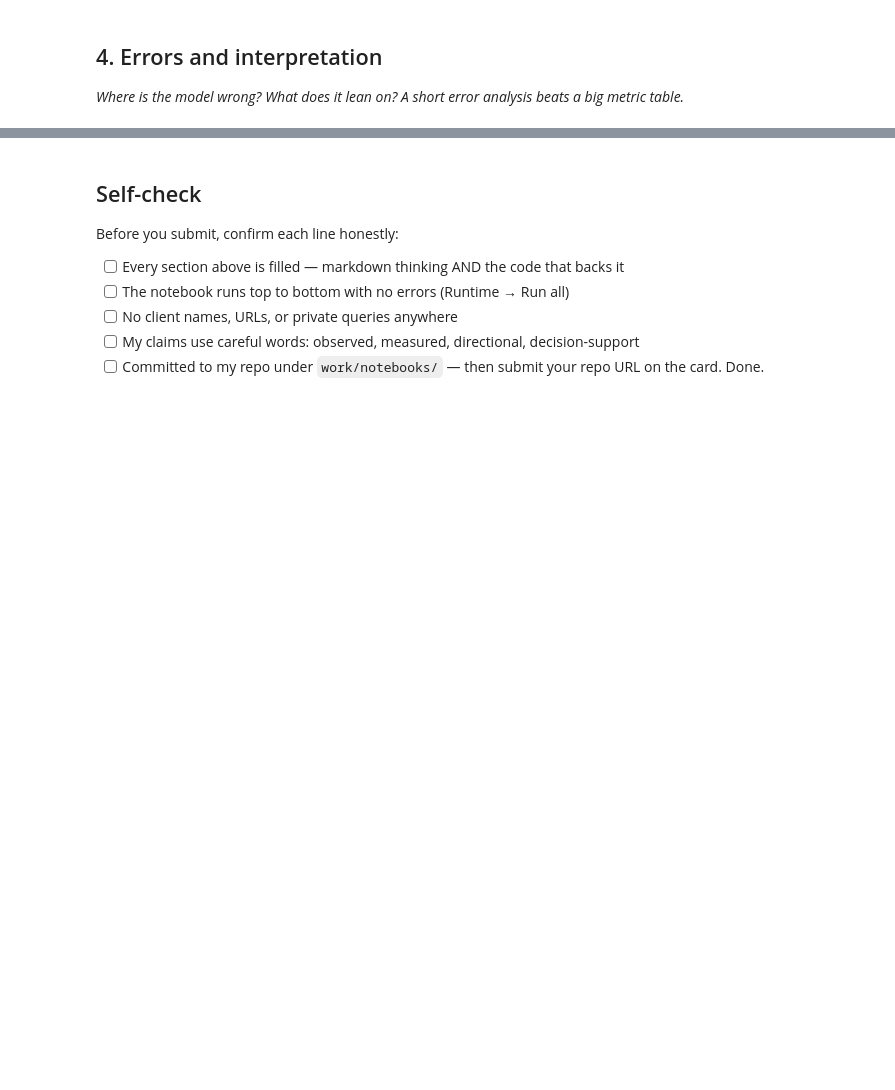
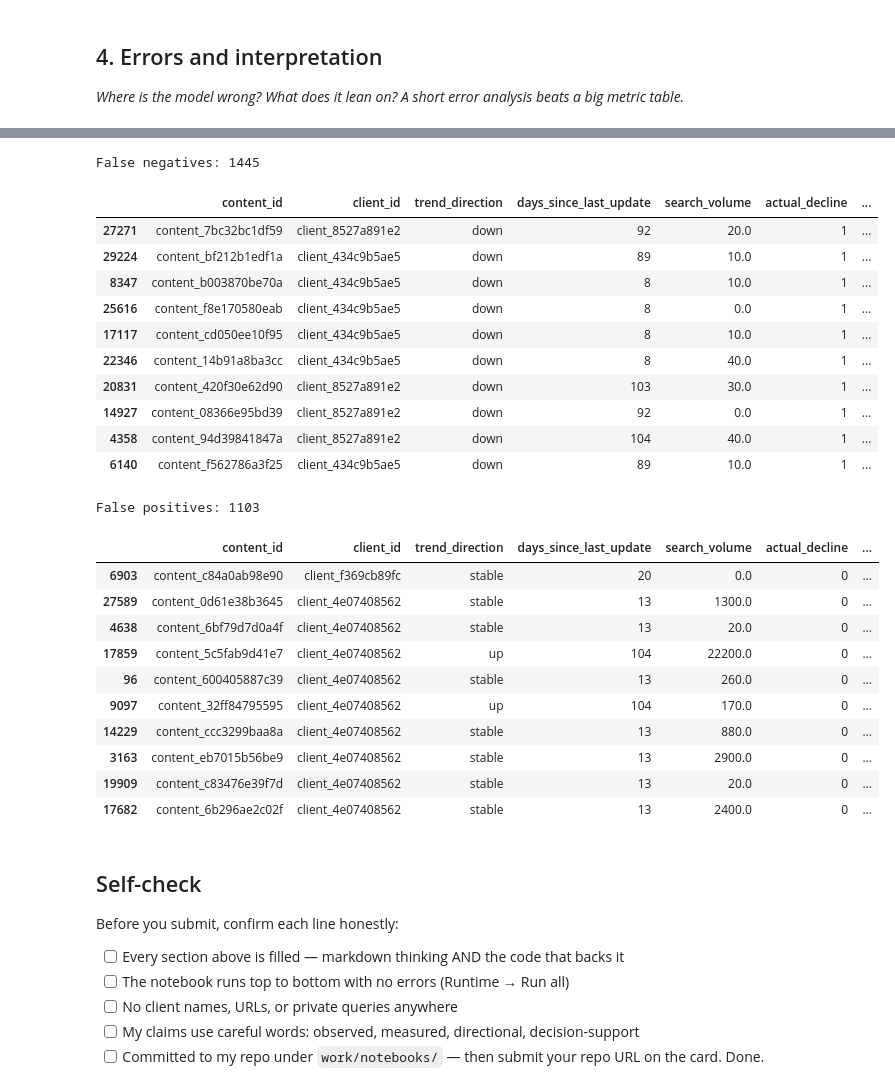
Before and after one commit to ssarimm/Machine-Learning-Internship---Flyrank, a Jupyter notebook: work/notebooks/w05_model.ipynb, the cells around one changed output, grey strips where cells are left out. Cells and saved outputs as stored; diff of their text form; code cells hidden in the pictures; blank space fills up the shorter version.

```diff
--- a/work/notebooks/w05_model.ipynb
+++ b/work/notebooks/w05_model.ipynb
@@ -22,0 +75,7 @@ This skeleton is yours to fill. Work the sections **in order** — each one has
+# %%
+import pandas as pd
+
+df = pd.read_csv(r"/content/content_refresh_anonymized.csv")
+
+print("Dataset shape:", df.shape)
+display(df.head())
@@ -37,3 +343,61 @@ This skeleton is yours to fill. Work the sections **in order** — each one has
+# %%
+# This cell is for CODE (numbers, a query, a check).
+# Write your text answer in the cell ABOVE this one — typing sentences here breaks Run All.
+# Align predictions and labels with the test rows
+error_review = test_frame[
+    ["content_id", "client_id", "trend_direction",
+     "days_since_last_update", "search_volume"]
+].copy()
+
+error_review["actual_decline"] = np.asarray(y_test)
+error_review["model_score"] = model_scores
+error_review["baseline_score"] = np.asarray(baseline_scores)
+
+# Decision Tree classification at a 0.5 probability threshold
+error_review["model_prediction"] = (model_scores >= 0.5).astype(int)
+
+# False negatives: declining pages the model did not flag
+false_negatives = error_review[
+    (error_review["actual_decline"] == 1)
+    & (error_review["model_prediction"] == 0)
+].sort_values("model_score")
+
+# False positives: pages flagged by the model but not labeled declining
+false_positives = error_review[
+    (error_review["actual_decline"] == 0)
+    & (error_review["model_prediction"] == 1)
+].sort_values("model_score", ascending=False)
+
+print("False negatives:", len(false_negatives))
+display(false_negatives.head(10))
+
+print("False positives:", len(false_positives))
+display(false_positives.head(10))
+# %% [output]
+False negatives: 1445
+|  | content_id | client_id | trend_direction | days_since_last_update | search_volume | actual_decline | ... |
+| 27271 | content_7bc32bc1df59 | client_8527a891e2 | down | 92 | 20.0 | 1 | ... |
+| 29224 | content_bf212b1edf1a | client_434c9b5ae5 | down | 89 | 10.0 | 1 | ... |
+| 8347 | content_b003870be70a | client_434c9b5ae5 | down | 8 | 10.0 | 1 | ... |
+| 25616 | content_f8e170580eab | client_434c9b5ae5 | down | 8 | 0.0 | 1 | ... |
+| 17117 | content_cd050ee10f95 | client_434c9b5ae5 | down | 8 | 10.0 | 1 | ... |
+| 22346 | content_14b91a8ba3cc | client_434c9b5ae5 | down | 8 | 40.0 | 1 | ... |
+| 20831 | content_420f30e62d90 | client_8527a891e2 | down | 103 | 30.0 | 1 | ... |
+| 14927 | content_08366e95bd39 | client_8527a891e2 | down | 92 | 0.0 | 1 | ... |
+| 4358 | content_94d39841847a | client_8527a891e2 | down | 104 | 40.0 | 1 | ... |
+| 6140 | content_f562786a3f25 | client_434c9b5ae5 | down | 89 | 10.0 | 1 | ... |
+False positives: 1103
+|  | content_id | client_id | trend_direction | days_since_last_update | search_volume | actual_decline | ... |
+| 6903 | content_c84a0ab98e90 | client_f369cb89fc | stable | 20 | 0.0 | 0 | ... |
+| 27589 | content_0d61e38b3645 | client_4e07408562 | stable | 13 | 1300.0 | 0 | ... |
+| 4638 | content_6bf79d7d0a4f | client_4e07408562 | stable | 13 | 20.0 | 0 | ... |
+| 17859 | content_5c5fab9d41e7 | client_4e07408562 | up | 104 | 22200.0 | 0 | ... |
+| 96 | content_600405887c39 | client_4e07408562 | stable | 13 | 260.0 | 0 | ... |
+| 9097 | content_32ff84795595 | client_4e07408562 | up | 104 | 170.0 | 0 | ... |
+| 14229 | content_ccc3299baa8a | client_4e07408562 | stable | 13 | 880.0 | 0 | ... |
+| 3163 | content_eb7015b56be9 | client_4e07408562 | stable | 13 | 2900.0 | 0 | ... |
+| 19909 | content_c83476e39f7d | client_4e07408562 | stable | 13 | 20.0 | 0 | ... |
+| 17682 | content_6b296ae2c02f | client_4e07408562 | stable | 13 | 2400.0 | 0 | ... |
 # %% [markdown]
 ## Self-check
 
```
Also changed, not shown: parts of 13 cells of this notebook.
